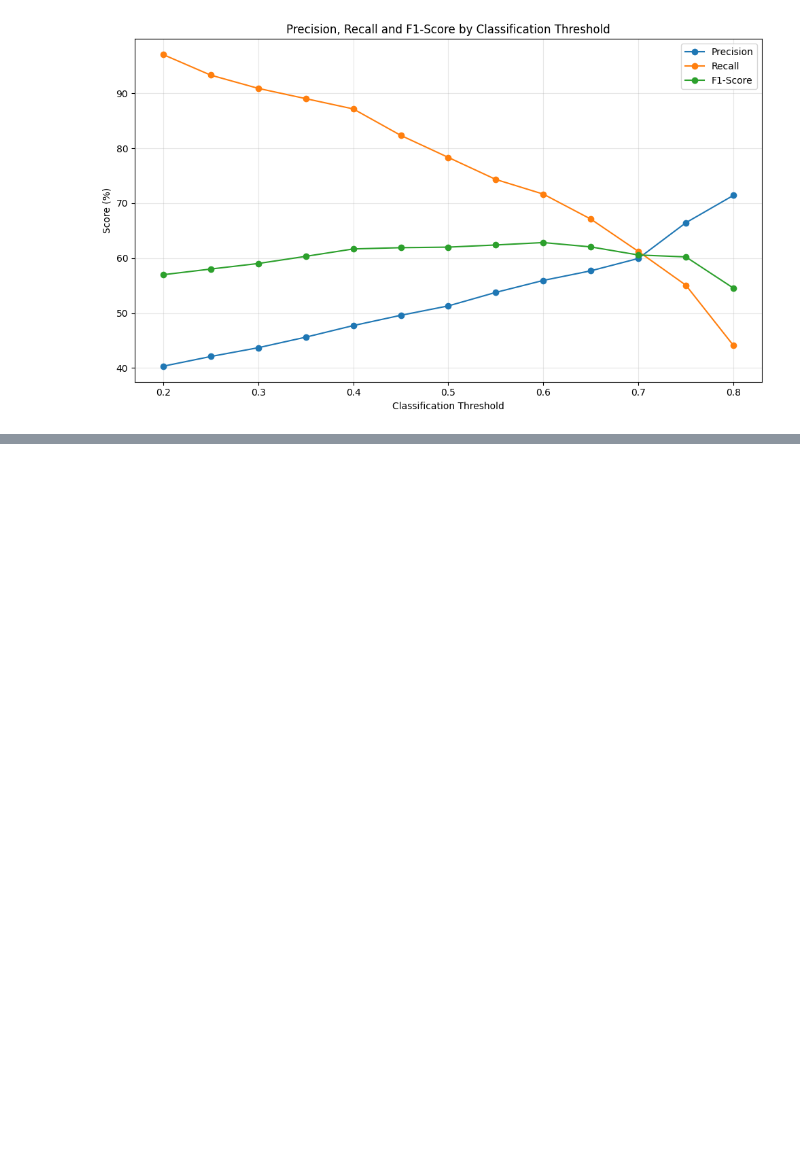
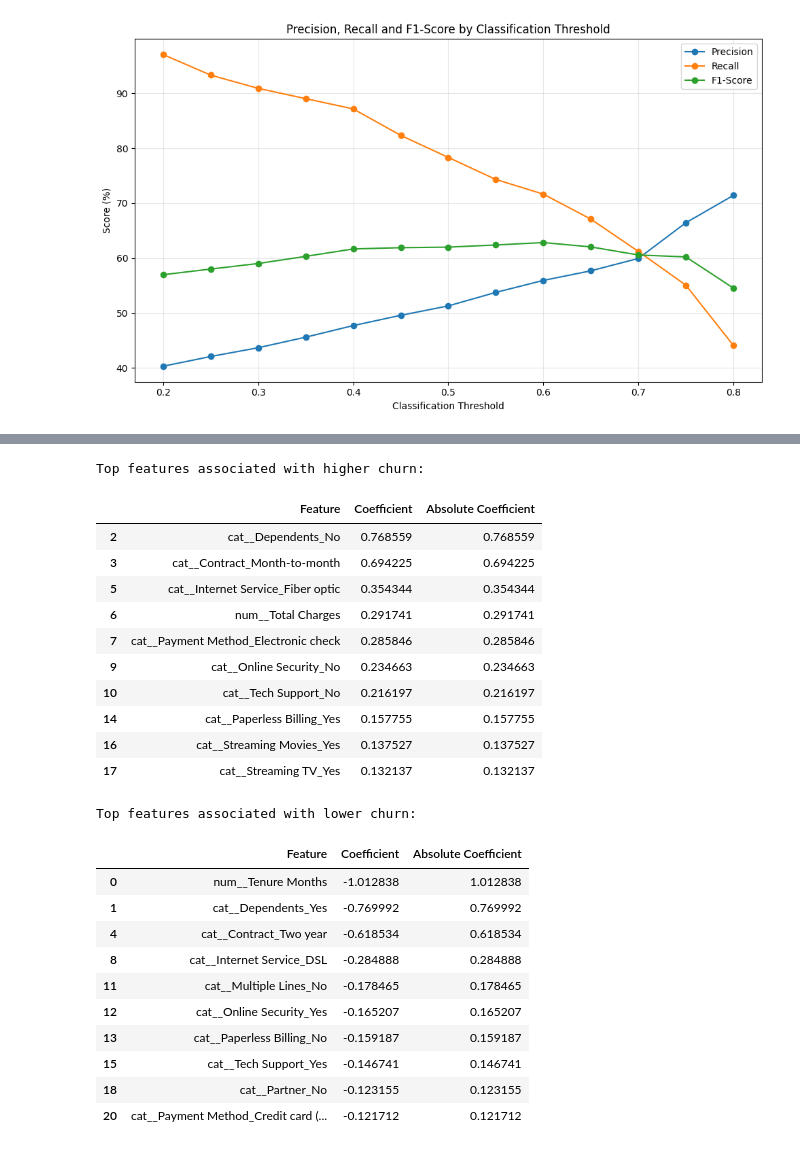
Before and after one commit to AchalaSharma/churn-prediction-project, a Jupyter notebook: notebooks/01_Data_Understanding_and_Initial_EDA.ipynb, the cells around one changed output, grey strips where cells are left out. Drawn from its saved outputs; the diff is of its cells as text; code cells hidden in the pictures; blank space fills up the shorter version.

```diff
--- a/notebooks/01_Data_Understanding_and_Initial_EDA.ipynb
+++ b/notebooks/01_Data_Understanding_and_Initial_EDA.ipynb
@@ -2674,0 +2824,57 @@ plt.show()
+# %%
+# Features associated with higher churn probability
+
+positive_features = (
+    feature_importance[
+        feature_importance['Coefficient'] > 0
+    ]
+    .sort_values(
+        by='Coefficient',
+        ascending=False
+    )
+    .head(10)
+)
+
+# Features associated with lower churn probability
+
+negative_features = (
+    feature_importance[
+        feature_importance['Coefficient'] < 0
+    ]
+    .sort_values(
+        by='Coefficient',
+        ascending=True
+    )
+    .head(10)
+)
+
+print("Top features associated with higher churn:")
+display(positive_features)
+
+print("\nTop features associated with lower churn:")
+display(negative_features)
+# %% [output]
+Top features associated with higher churn:
+|  | Feature | Coefficient | Absolute Coefficient |
+| 2 | cat__Dependents_No | 0.768559 | 0.768559 |
+| 3 | cat__Contract_Month-to-month | 0.694225 | 0.694225 |
+| 5 | cat__Internet Service_Fiber optic | 0.354344 | 0.354344 |
+| 6 | num__Total Charges | 0.291741 | 0.291741 |
+| 7 | cat__Payment Method_Electronic check | 0.285846 | 0.285846 |
+| 9 | cat__Online Security_No | 0.234663 | 0.234663 |
+| 10 | cat__Tech Support_No | 0.216197 | 0.216197 |
+| 14 | cat__Paperless Billing_Yes | 0.157755 | 0.157755 |
+| 16 | cat__Streaming Movies_Yes | 0.137527 | 0.137527 |
+| 17 | cat__Streaming TV_Yes | 0.132137 | 0.132137 |
+Top features associated with lower churn:
+|  | Feature | Coefficient | Absolute Coefficient |
+| 0 | num__Tenure Months | -1.012838 | 1.012838 |
+| 1 | cat__Dependents_Yes | -0.769992 | 0.769992 |
+| 4 | cat__Contract_Two year | -0.618534 | 0.618534 |
+| 8 | cat__Internet Service_DSL | -0.284888 | 0.284888 |
+| 11 | cat__Multiple Lines_No | -0.178465 | 0.178465 |
+| 12 | cat__Online Security_Yes | -0.165207 | 0.165207 |
+| 13 | cat__Paperless Billing_No | -0.159187 | 0.159187 |
+| 15 | cat__Tech Support_Yes | -0.146741 | 0.146741 |
+| 18 | cat__Partner_No | -0.123155 | 0.123155 |
+| 20 | cat__Payment Method_Credit card (... | -0.121712 | 0.121712 |
```
Also changed, not shown: parts of 7 cells of this notebook.
